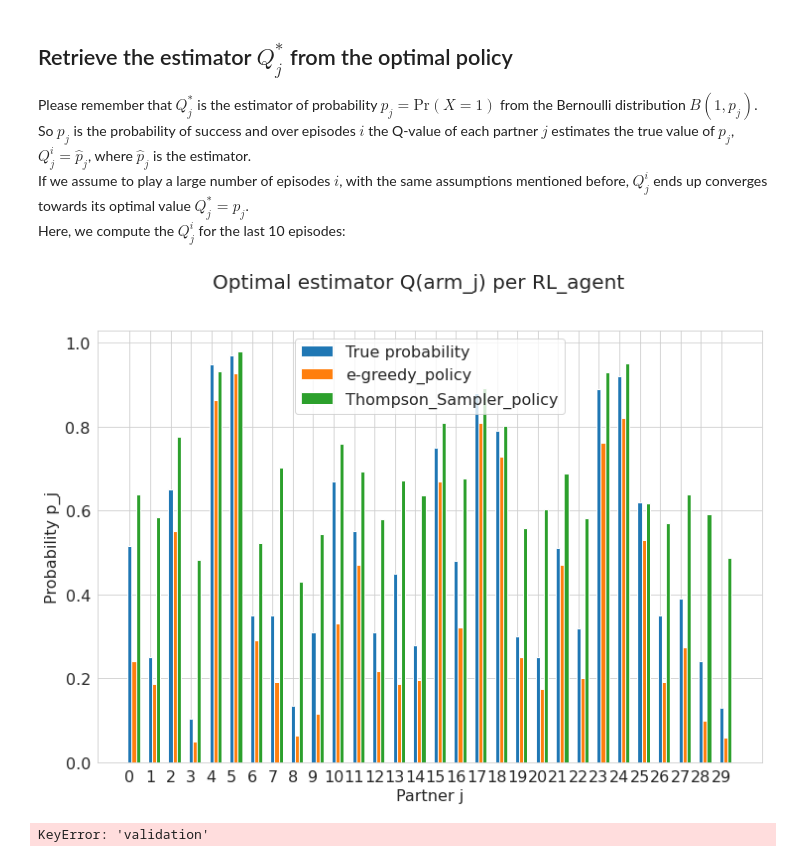
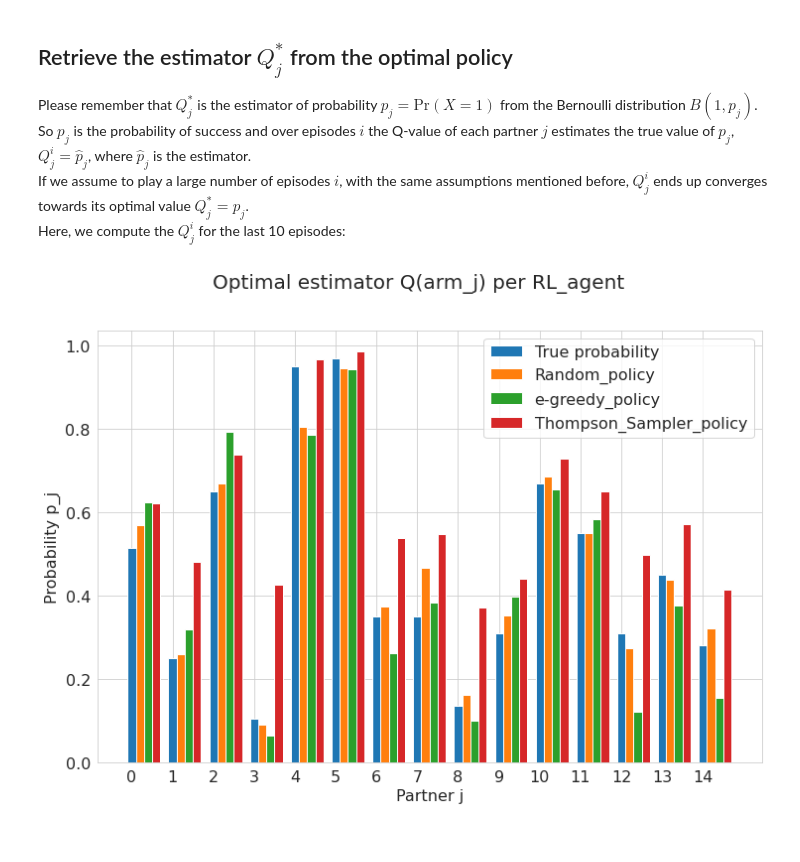
Before and after one commit to tabsa/P2P_market_MAD, a Jupyter notebook: Data_analysis_and_Policy.ipynb, the cells around one changed output. Saved outputs shown, nothing was run; the diff lists cells and outputs as text; code cells hidden in the pictures.

Commit message:
Policy selection from the reward percentile

```diff
--- a/Data_analysis_and_Policy.ipynb
+++ b/Data_analysis_and_Policy.ipynb
@@ -18,7 +18,7 @@ Start with upload the simulations done for the Informs talk that shows the first
 # %%
 # Read pickle file
 wok_dir = Path.cwd() / 'results/'
-filename = 'training_results_30_partners.pkl'
+filename = 'sim_results_fixed_target_15_validation.pkl'
 path_file = wok_dir / filename
 data = pkl.load(open(path_file, 'rb')) # Read file
 # Plot parameters
@@ -79,7 +81,7 @@ def plot_action_choice(policy, target, epi_id, y_lim, size=(10,8)):
     return fig, axis
 
 # Plot the optimal estimator Q_arm_j
-def plot_final_probability(data, agents, epi_rg, p_j, plt_label, width=0.15, size=(10,8)):
+def plot_final_probability(data, reward, agents, p_j, plt_label, rd_pct=90, width=0.15, size=(10,8)):
     # Plot parameters
     no_RL_agents = len(data)
     no_offers = data[0].shape[1]
@@ -90,6 +92,9 @@ def plot_final_probability(data, agents, epi_rg, p_j, plt_label, width=0.15, siz
     # Options selected by the user --> idx is the list of RL_agents
     k=1
     for i in agents:
+        mean_rd = reward[i]['mean_rd'].to_numpy()
+        reward_bound = np.percentile(mean_rd, rd_pct)
+        epi_rg = np.where(mean_rd >= reward_bound)[0]
         Q_opt_arm_j = data[i][epi_rg,:,0].mean(axis=0)
         ax.bar(x + width*k, Q_opt_arm_j, width, label=plt_label[i])
         k += 1
@@ -222,24 +218,24 @@ Here, we compute the $Q^i_j$ for the last 10 episodes:
 # %%
 arm_info = data['simulation']['environment'].offers_info # 2-D array with info per arm (col dim: 0-Energy_j,
                                                          # 1-price_j, 2-Probability_j)
 true_p_j = arm_info[:,2] # True probability p_j
 poli_distr = data['policy_dist'] # List with Q_arm_j per agent. Each list element is a 3-D array (epi x arms_j x feat)
-ag_id = [1, 2] # List of RL_agents to analyse
-ep_rg = np.arange(90, 100) # See the last 10 episodes
+outcome = data['outcome']
+ag_id = [0, 1, 2] # List of RL_agents to analyse
 label = data['agents']['id']
 # Call the plot function
-fig, ax = plot_final_probability(poli_distr, ag_id, ep_rg, true_p_j, label, width=0.2,size=(12,8))
+fig, ax = plot_final_probability(poli_distr, outcome, ag_id, true_p_j, label, width=0.2,size=(12,8))
 # Set labels and legend
 ax.set_xlabel(xlabel='Partner j', fontsize=ax_size)
 ax.set_ylabel(ylabel='Probability p_j', fontsize=ax_size)
 ax.tick_params(axis='x', labelsize=ax_size)
 ax.tick_params(axis='y', labelsize=ax_size)
 ax.legend(fontsize=ax_size)
 # Set title
 fig.suptitle('Optimal estimator Q(arm_j) per RL_agent', fontsize=20)
 plt.show()
 # %% [output]
-[figure, old version]
+[figure, new version]
 # %%
 ag_id = 0
 df_score = data['outcome']
@@ -252,5 +248,3 @@ for e in range(epi):
     aux = ag_pol_sol[0, 0:end_step[e], e] if e == 0 else np.hstack((aux, ag_pol_sol[0, 0:end_step[e], e]))
 
 plt.hist(aux, density=False, bins=15)
-# %% [output]
-KeyError: 'validation'
```
Also changed, not shown: parts of 5 cells of this notebook.
